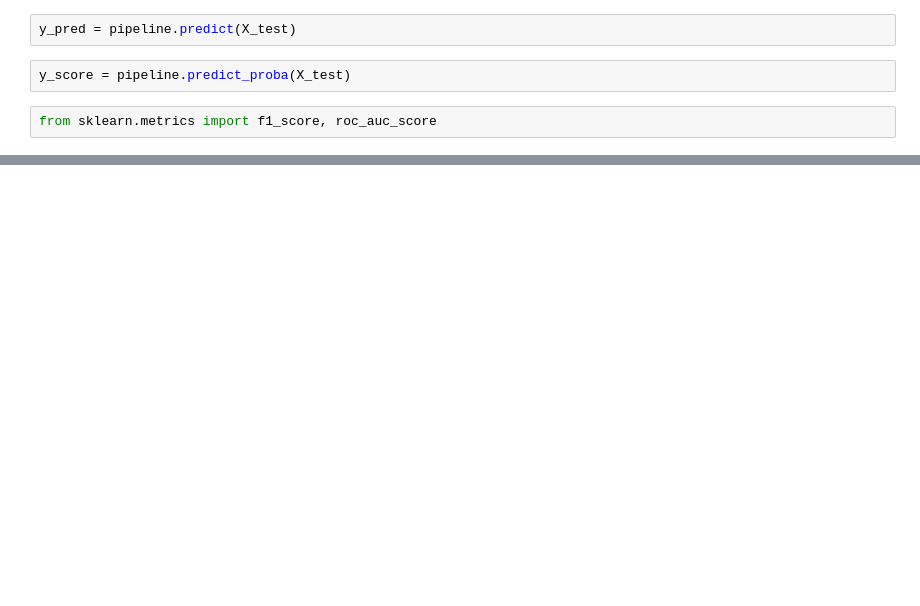
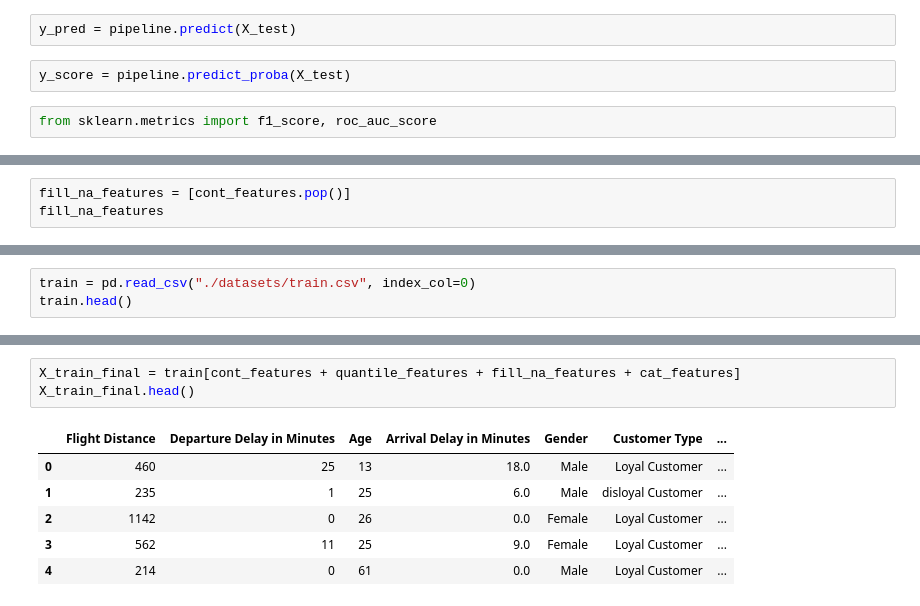
Before and after one commit to AntonyVasilev/ML-in-business, a Jupyter notebook: draft notebook.ipynb, the cells around one changed output, grey strips where cells are left out. Cells and saved outputs as stored; diff of their text form; blank space fills up the shorter version.

```diff
--- a/draft notebook.ipynb
+++ b/draft notebook.ipynb
@@ -689,0 +602,3 @@ weighted avg       0.96      0.96      0.96     25976
+# %%
+fill_na_features = [cont_features.pop()]
+fill_na_features
@@ -689,0 +708,3 @@ weighted avg       0.96      0.96      0.96     25976
+# %%
+train = pd.read_csv("./datasets/train.csv", index_col=0)
+train.head()
@@ -689,0 +728,10 @@ weighted avg       0.96      0.96      0.96     25976
+# %%
+X_train_final = train[cont_features + quantile_features + fill_na_features + cat_features]
+X_train_final.head()
+# %% [output]
+|  | Flight Distance | Departure Delay in Minutes | Age | Arrival Delay in Minutes | Gender | Customer Type | ... |
+| 0 | 460 | 25 | 13 | 18.0 | Male | Loyal Customer | ... |
+| 1 | 235 | 1 | 25 | 6.0 | Male | disloyal Customer | ... |
+| 2 | 1142 | 0 | 26 | 0.0 | Female | Loyal Customer | ... |
+| 3 | 562 | 11 | 25 | 9.0 | Female | Loyal Customer | ... |
+| 4 | 214 | 0 | 61 | 0.0 | Male | Loyal Customer | ... |
```
Also changed, not shown: parts of 60 cells of this notebook, 4 other files.
